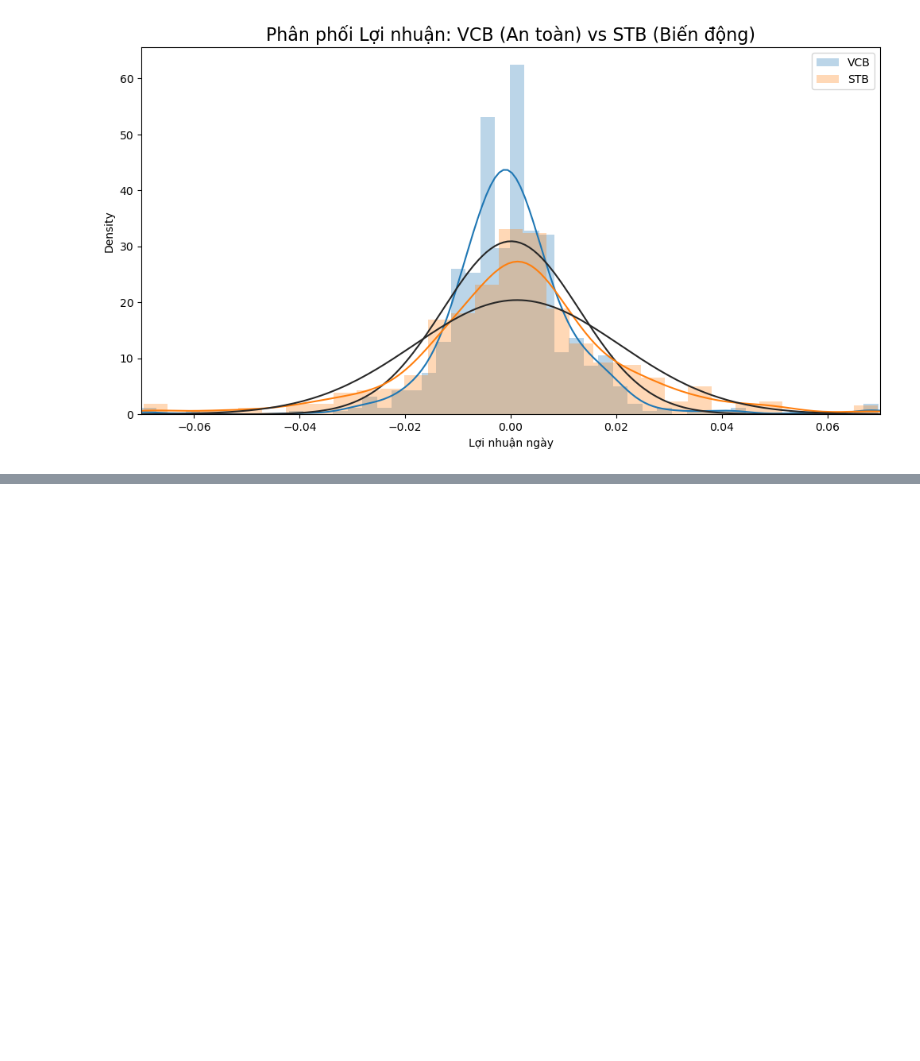
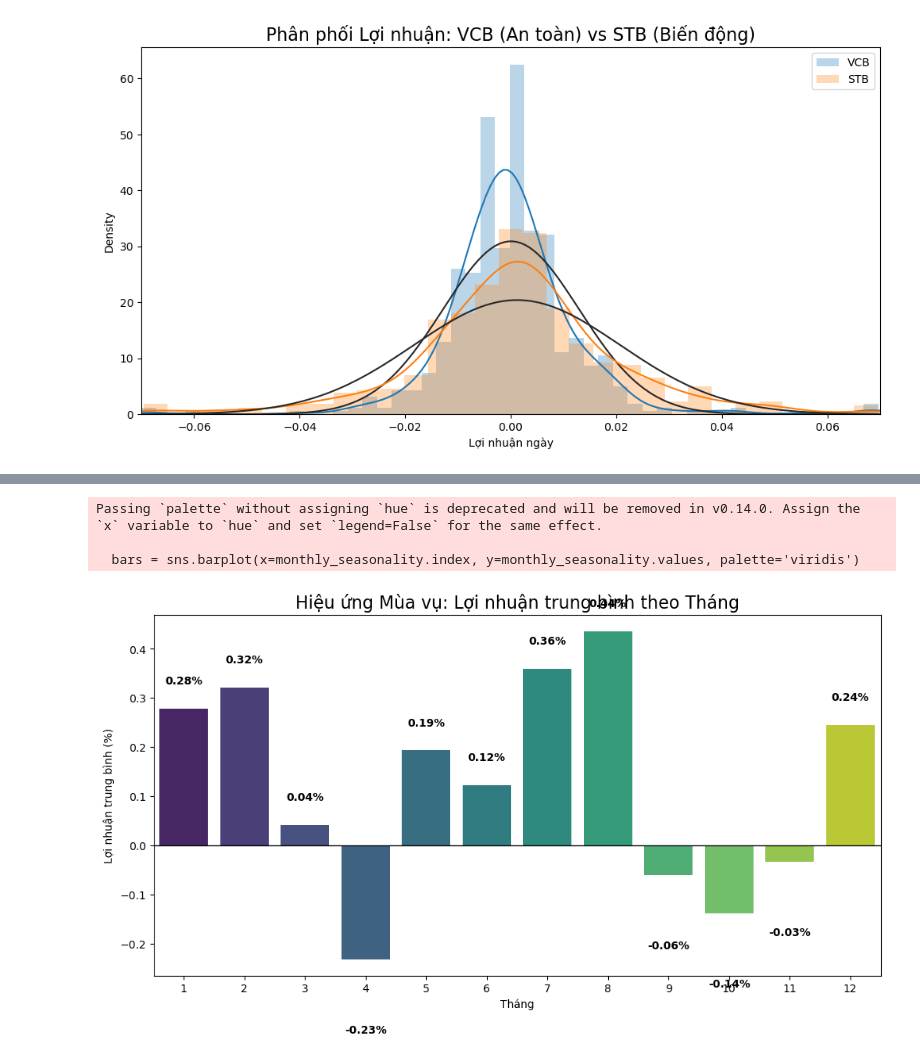
Before and after one commit to quanquan1406/Big_data_cuoi_ky, a Jupyter notebook: bieudo.ipynb, the cells around one changed output, grey strips where cells are left out. Cells and saved outputs as stored; diff of their text form; code cells hidden in the pictures; blank space fills up the shorter version.

```diff
--- a/bieudo.ipynb
+++ b/bieudo.ipynb
@@ -237,0 +289,27 @@ https://gist.github.com/mwaskom/de44147ed2974457ad6372750bbe5751
+# %%
+# 1. Tính lợi nhuận theo tháng của toàn bộ danh mục (trung bình cộng các mã)
+df_returns['Month'] = df_returns.index.month # Tạo cột tháng
+monthly_seasonality = df_returns.groupby('Month').mean().mean(axis=1) * 100 # Tính trung bình lợi nhuận theo tháng
+
+# 2. Vẽ biểu đồ
+plt.figure(figsize=(12, 6))
+bars = sns.barplot(x=monthly_seasonality.index, y=monthly_seasonality.values, palette='viridis')
+
+plt.title('Hiệu ứng Mùa vụ: Lợi nhuận trung bình theo Tháng', fontsize=16)
+plt.xlabel('Tháng')
+plt.ylabel('Lợi nhuận trung bình (%)')
+plt.axhline(0, color='black', linewidth=1)
+
+# Gán nhãn giá trị
+for i, v in enumerate(monthly_seasonality.values):
+    bars.text(i, v + (0.05 if v > 0 else -0.15), f"{v:.2f}%", ha='center', fontweight='bold')
+
+plt.show()
+
+# Xóa cột Month sau khi vẽ để không ảnh hưởng code khác
+df_returns.drop(columns=['Month'], inplace=True)
+# %% [output]
+Passing `palette` without assigning `hue` is deprecated and will be removed in v0.14.0. Assign the `x` variable to `hue` and set `legend=False` for the same effect.
+
+  bars = sns.barplot(x=monthly_seasonality.index, y=monthly_seasonality.values, palette='viridis')
+[figure, added]
```
Also changed, not shown: parts of 2 cells of this notebook, 2 other files.
